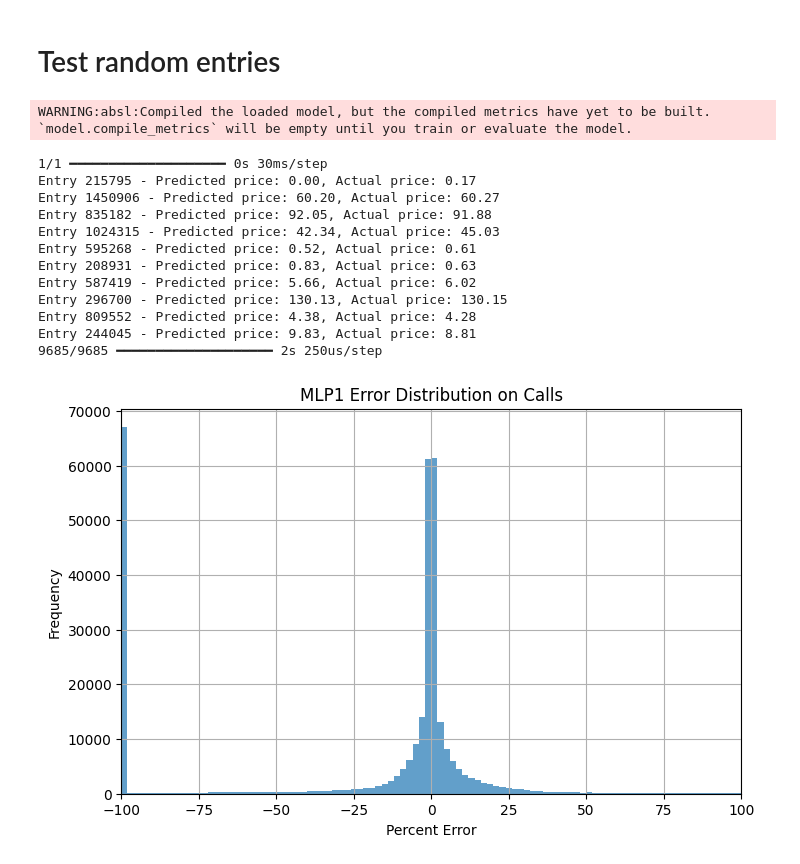
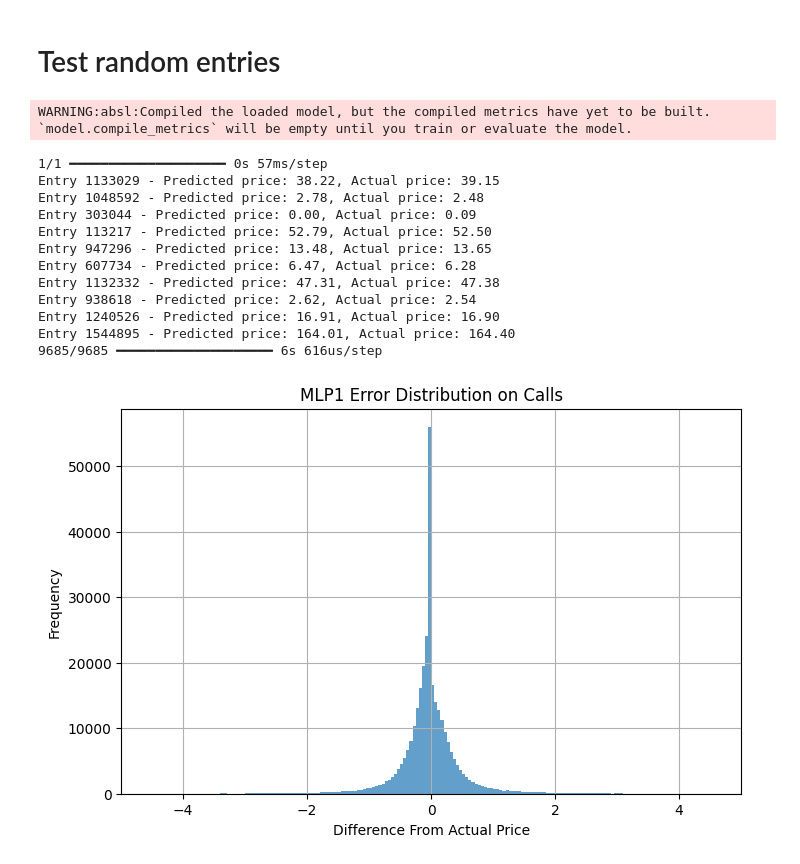
Before and after one commit to AdamK14/CS-4641-Project, a Jupyter notebook: MLP1/mlp1_puts.ipynb, the cells around one changed output. Cells and saved outputs as stored; diff of their text form; code cells hidden in the pictures.

Commit message:
changed error analysis for mlp1 puts

```diff
--- a/MLP1/mlp1_puts.ipynb
+++ b/MLP1/mlp1_puts.ipynb
@@ -266,44 +266,45 @@ WARNING:absl:Compiled the loaded model, but the compiled metrics have yet to be
 # %%
 # Test 10 random entries
 loaded_model = load_model(model_file)
 sample_entries = X.sample(10)
 sample_scaled = scaler.transform(sample_entries)
 predictions = loaded_model.predict(sample_scaled)
 
 for i, idx in enumerate(sample_entries.index):
     print(f"Entry {idx} - Predicted price: {predictions[i][0]:.2f}, Actual price: {y.loc[idx]:.2f}")
 
 # ---- Full Test Set Error Analysis ----
 X_test_scaled = scaler.transform(X_test)
 y_pred = loaded_model.predict(X_test_scaled).flatten()
 y_true = y_test.values
 
 # Compute percent errors
-percent_errors = 100 * (y_pred - y_true) / y_true
+diff = y_pred - y_true
 
-bins = np.arange(-200, 201, 2)  # from -100 to +100 with 2% width
+bins = np.arange(-5, 5, 0.05)  # from -100 to +100 with 2% width
 
 # Plot histogram with x-axis limited to [-100%, 100%]
 plt.figure(figsize=(8, 5))
-plt.hist(percent_errors, bins=bins, alpha=0.7)
-plt.xlabel("Percent Error")
+plt.hist(diff, bins=bins, alpha=0.7)
+plt.xlabel("Difference From Actual Price")
 plt.ylabel("Frequency")
 plt.title("MLP1 Error Distribution on Calls")
-plt.xlim([-100, 100])
+plt.xlim([-5, 5])
+plt.autoscale(enable=True, axis='y')
 plt.grid(True)
 plt.show()
 # %% [output]
 WARNING:absl:Compiled the loaded model, but the compiled metrics have yet to be built. `model.compile_metrics` will be empty until you train or evaluate the model.
-1/1 ━━━━━━━━━━━━━━━━━━━━ 0s 30ms/step
-Entry 215795 - Predicted price: 0.00, Actual price: 0.17
-Entry 1450906 - Predicted price: 60.20, Actual price: 60.27
-Entry 835182 - Predicted price: 92.05, Actual price: 91.88
-Entry 1024315 - Predicted price: 42.34, Actual price: 45.03
-Entry 595268 - Predicted price: 0.52, Actual price: 0.61
-Entry 208931 - Predicted price: 0.83, Actual price: 0.63
-Entry 587419 - Predicted price: 5.66, Actual price: 6.02
-Entry 296700 - Predicted price: 130.13, Actual price: 130.15
-Entry 809552 - Predicted price: 4.38, Actual price: 4.28
-Entry 244045 - Predicted price: 9.83, Actual price: 8.81
-9685/9685 ━━━━━━━━━━━━━━━━━━━━ 2s 250us/step
+1/1 ━━━━━━━━━━━━━━━━━━━━ 0s 57ms/step
+Entry 1133029 - Predicted price: 38.22, Actual price: 39.15
+Entry 1048592 - Predicted price: 2.78, Actual price: 2.48
+Entry 303044 - Predicted price: 0.00, Actual price: 0.09
+Entry 113217 - Predicted price: 52.79, Actual price: 52.50
+Entry 947296 - Predicted price: 13.48, Actual price: 13.65
+Entry 607734 - Predicted price: 6.47, Actual price: 6.28
+Entry 1132332 - Predicted price: 47.31, Actual price: 47.38
+Entry 938618 - Predicted price: 2.62, Actual price: 2.54
+Entry 1240526 - Predicted price: 16.91, Actual price: 16.90
+Entry 1544895 - Predicted price: 164.01, Actual price: 164.40
+9685/9685 ━━━━━━━━━━━━━━━━━━━━ 6s 616us/step
-[figure, old version]
+[figure, new version]
```
Also changed, not shown: parts of 5 cells of this notebook, 1 other file.
